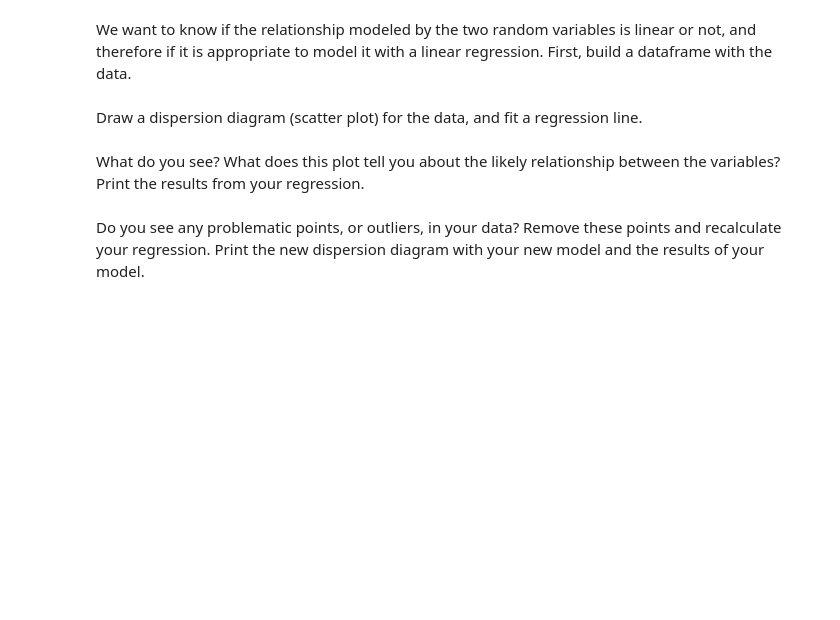
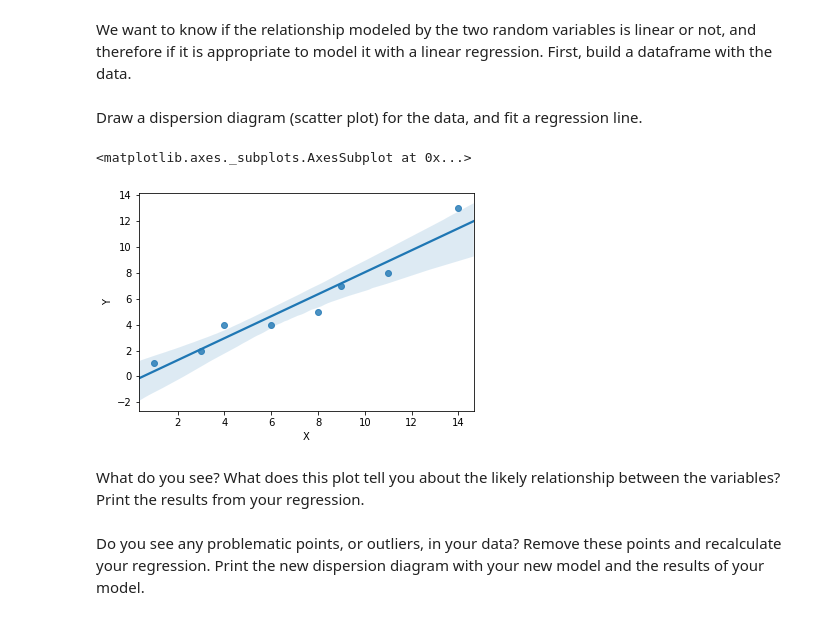
Before and after one commit to ta-datapt-bcn/lab-regression-analysis, a Jupyter notebook: your-code.ipynb, the cells around one changed output. Cells and saved outputs as stored; diff of their text form; code cells hidden in the pictures; blank space fills up the shorter version.

```diff
--- a/your-code.ipynb
+++ b/your-code.ipynb
@@ -96,2 +165,7 @@ First, build a dataframe with the data.
+# %%
+x_values = [1, 3, 4, 6, 8, 9, 11, 14]
+y_values = [1, 2, 4, 4, 5, 7, 8, 13]
+# %%
+attendance_data = pd.DataFrame({'X': x_values, 'Y': y_values})
 # %% [markdown]
 Draw a dispersion diagram (scatter plot) for the data, and fit a regression line.
@@ -100,2 +172,7 @@ Draw a dispersion diagram (scatter plot) for the data, and fit a regression line
+# %%
+sns.regplot(data=attendance_data, x='X', y='Y')
+# %% [output]
+<matplotlib.axes._subplots.AxesSubplot at 0x...>
+[figure, added]
 # %% [markdown]
 What do you see? What does this plot tell you about the likely relationship between the variables? Print the results from your regression.
```
Also changed, not shown: parts of 23 cells of this notebook.
